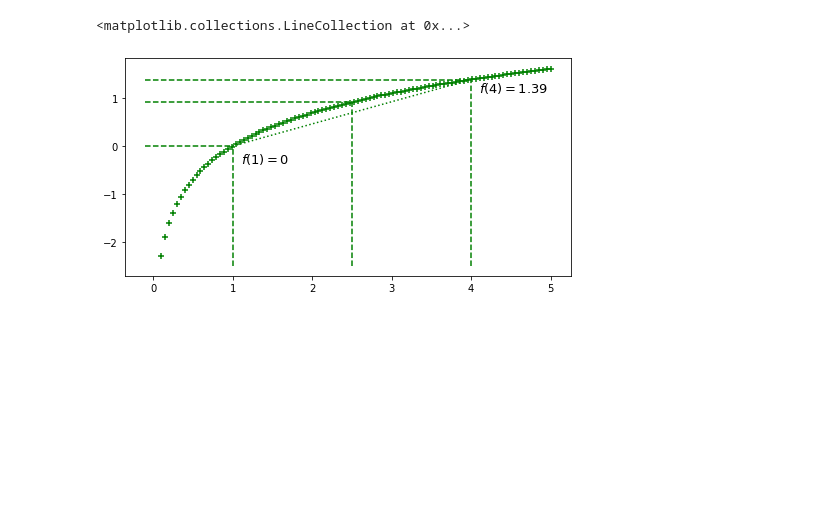
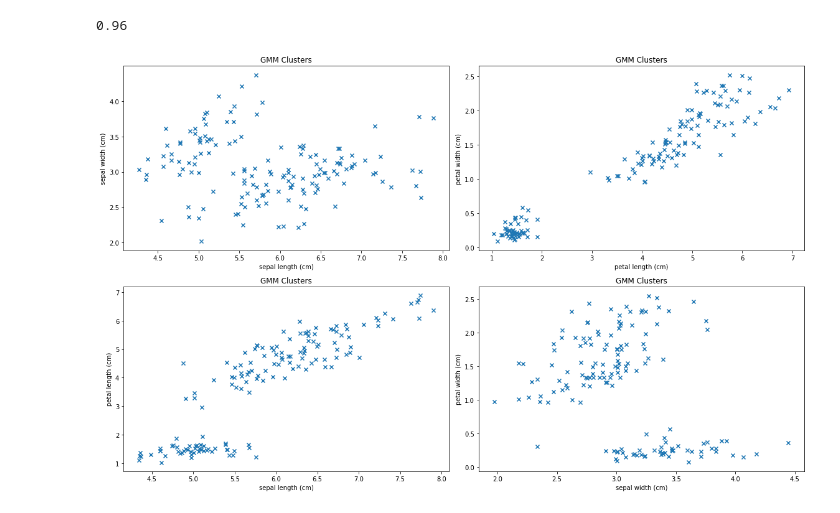
Before and after one commit to pragneshrana/Algo_Trial, a Jupyter notebook: EM.ipynb, the cells around one changed output. Saved outputs shown, nothing was run; the diff lists cells and outputs as text; code cells hidden in the pictures; blank space fills up the shorter version.

```diff
--- a/EM.ipynb
+++ b/EM.ipynb
@@ -28,25 +2,0 @@ sns.distplot(x[N:], color='orange')
-# %%
-#ln plotting
-x = np.linspace(.1, 5, 100)
-y = np.log(x)
-fig, ax = plt.subplots(figsize=(8,4))
-ax.scatter(x, y, color='green', marker='+')
-## 1 (p=0.5)
-ax.vlines(x=1, ymin=-2.5, ymax=0, linestyle='--', color='green')
-ax.hlines(y=0, xmin=-.1, xmax=1, linestyle='--', color='green')
-ax.text(x=1.1, y=np.log(.7), s='$f(1)=0$',
-        fontdict={'size': 13})
-## 4 (p=0.5)
-ax.vlines(x=4, ymin=-2.5, ymax=np.log(4), linestyle='--', color='green')
-ax.hlines(y=np.log(4), xmin=-.1, xmax=4, linestyle='--', color='green')
-ax.text(x=4.1, y=np.log(3.1),
-        s='$f(4)=%.2f$'%(np.log(4)),
-        fontdict={'size': 13}
-       )
-ax.plot([1, 4], np.log([1, 4]), color='green', linestyle='dotted')
-# E(x) = (1+4)/2 = 2.5
-ax.vlines(x=2.5, ymin=-2.5, ymax=np.log(2.5), linestyle='--', color='green')
-ax.hlines(y=np.log(2.5), xmin=-.1, xmax=2.5, linestyle='--', color='green')
-# %% [output]
-<matplotlib.collections.LineCollection at 0x...>
-[figure, removed]
@@ -52,0 +61,48 @@ ax.hlines(y=np.log(2.5), xmin=-.1, xmax=2.5, linestyle='--', color='green')
+# %%
+#Evaluation
+from scipy.stats import mode
+from sklearn.metrics import confusion_matrix
+import matplotlib.pyplot as plt
+from sklearn.datasets import load_iris
+iris = load_iris()
+X = iris.data
+
+#Fit a model:
+
+np.random.seed(42)
+gmm = GMM(k=3, max_iter=10)
+gmm.fit(X)
+
+#Plot the clusters. Each color is a cluster found by GMM:
+
+def jitter(x):
+    return x + np.random.uniform(low=-0.05, high=0.05, size=x.shape)
+
+def plot_axis_pairs(X, axis_pairs, clusters, classes):
+    n_rows = len(axis_pairs) // 2
+    n_cols = 2
+    plt.figure(figsize=(16, 10))
+    for index, (x_axis, y_axis) in enumerate(axis_pairs):
+        plt.subplot(n_rows, n_cols, index+1)
+        plt.title('GMM Clusters')
+        plt.xlabel(iris.feature_names[x_axis])
+        plt.ylabel(iris.feature_names[y_axis])
+        plt.scatter(
+            jitter(X[:, x_axis]),
+            jitter(X[:, y_axis]),
+            #c=clusters,
+            cmap=plt.cm.get_cmap('brg'),
+            marker='x')
+    plt.tight_layout()
+# %%
+#Result Matrix
+permutation = np.array([
+    mode(iris.target[gmm.predict(X) == i]).mode.item()
+    for i in range(gmm.k)])
+permuted_prediction = permutation[gmm.predict(X)]
+print(np.mean(iris.target == permuted_prediction))
+confusion_matrix(iris.target, permuted_prediction)
+plot_axis_pairs(X=X,axis_pairs=[  (0,1), (2,3),(0,2), (1,3) ],clusters=permuted_prediction,classes=iris.target)
+# %% [output]
+0.96
+[figure, added]
```
Also changed, not shown: parts of 4 cells of this notebook.
